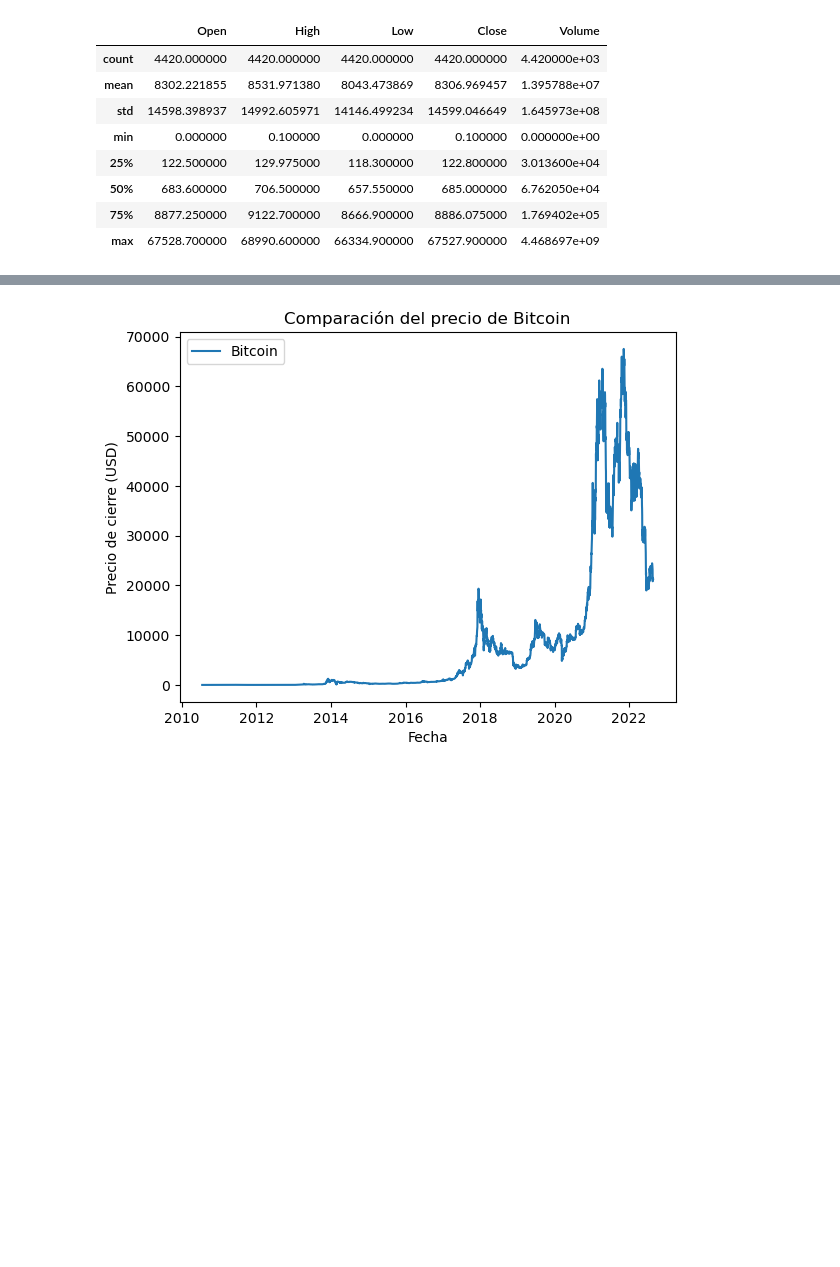
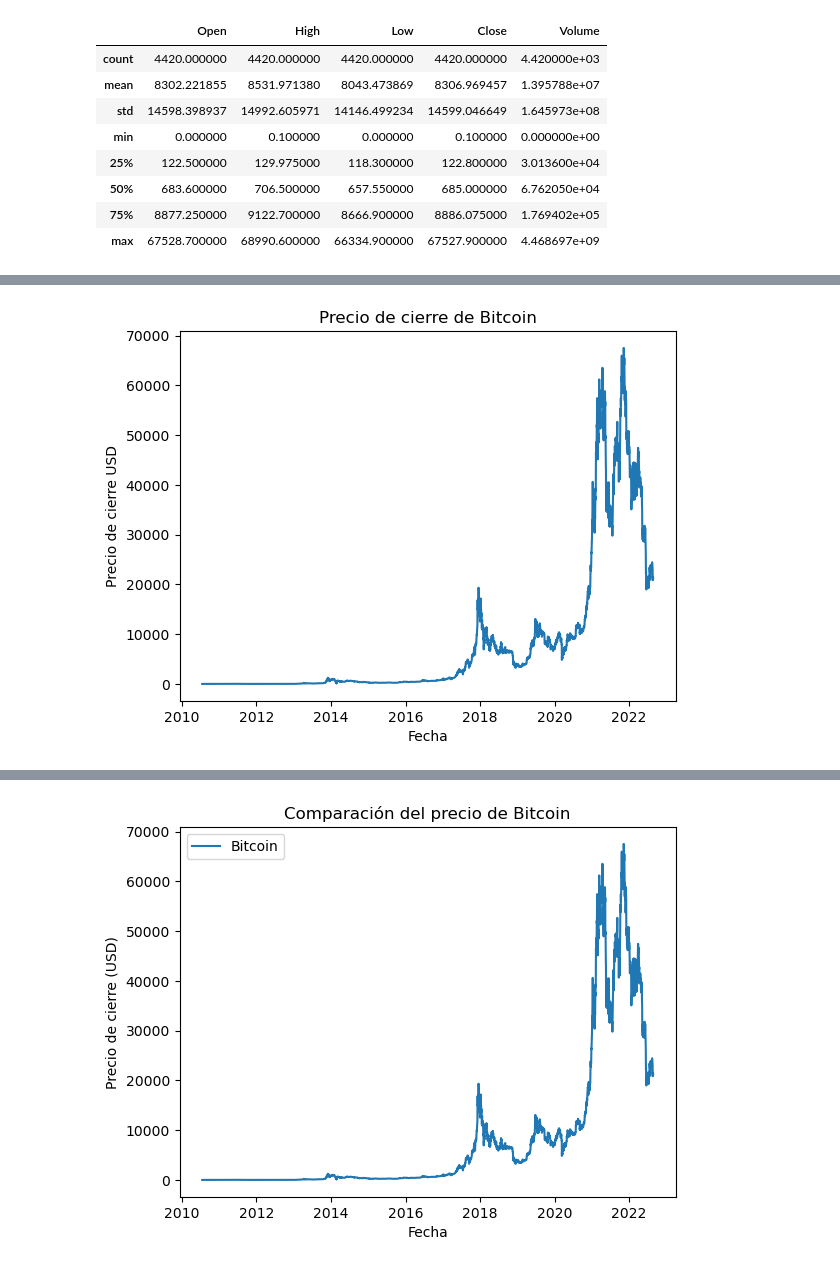
Before and after one commit to angelmpa/proyecto-portafolio, a Jupyter notebook: notebooks/analisis_inicial.ipynb, the cells around one changed output, grey strips where cells are left out. Saved outputs shown, nothing was run; the diff lists cells and outputs as text; code cells hidden in the pictures; blank space fills up the shorter version.

```diff
--- a/notebooks/analisis_inicial.ipynb
+++ b/notebooks/analisis_inicial.ipynb
@@ -3,8 +5,5 @@ import pandas as pd
 # %%
 # Cargar los datos desde el archivo csv
-btc_data = pd.read_csv('./../data/Bitcoin.csv')
-eth_data = pd.read_csv('./../data/Ethereum.csv')
-bnb_data = pd.read_csv('./../data/Binance Coin.csv')
-
-# Mostras las primeras filas del dataframe
-btc_data.head()
+bitcoin = pd.read_csv('./../data/Bitcoin.csv')
+ethereum = pd.read_csv('./../data/Ethereum.csv')
+binance = pd.read_csv('./../data/Binance Coin.csv')
@@ -18,5 +38,7 @@ btc_data.head()
 # %%
 # Convertir las fechas a formato de fechas de Pandas
-btc_data['Date'] = pd.to_datetime(btc_data['Date'])
+bitcoin['Date'] = pd.to_datetime(bitcoin['Date'])
+ethereum['Date'] = pd.to_datetime(ethereum['Date'])
+binance['Date'] = pd.to_datetime(binance['Date'])
 # %%
 # Datos nulos
@@ -67,0 +178,9 @@ btc_data.describe()
+# %%
+# Precio de cierre de Bitcoin
+plt.plot(bitcoin['Date'], bitcoin['Close'])
+plt.title('Precio de cierre de Bitcoin')
+plt.xlabel('Fecha')
+plt.ylabel('Precio de cierre USD')
+plt.show()
+# %% [output]
+[figure, added]
```
Also changed, not shown: parts of 28 cells of this notebook.
